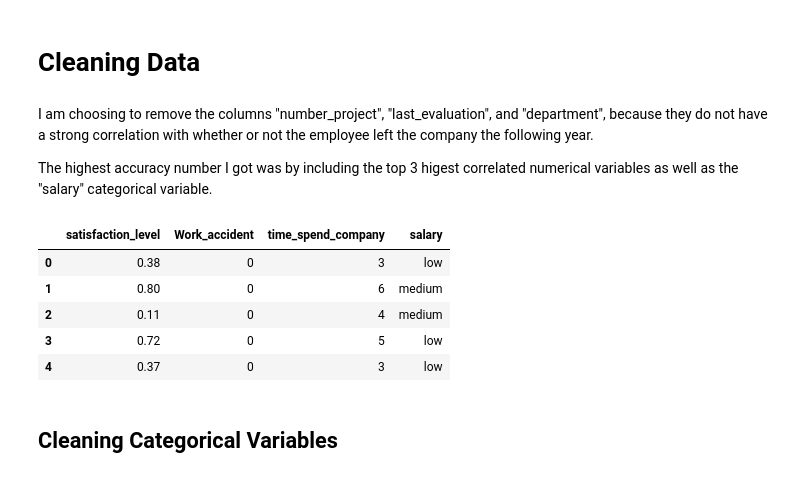
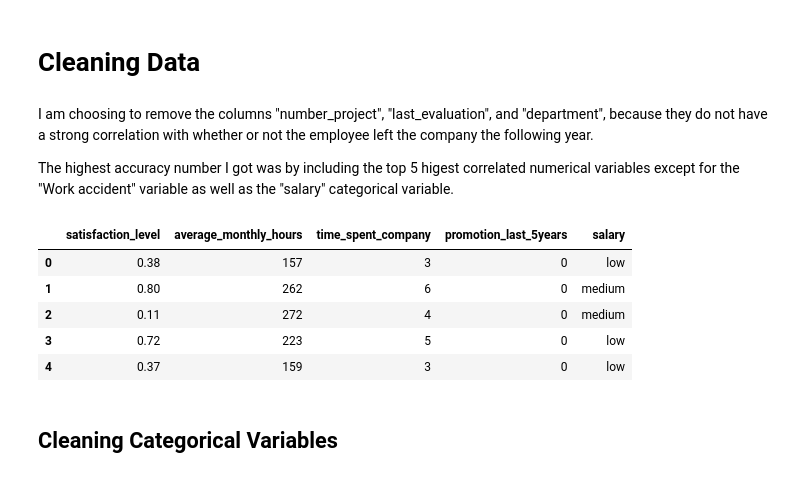
Before and after one commit to savyrosea/HR_Employee_Retention, a Jupyter notebook: HR_Employee_Retention_Binary_Classification.ipynb, the cells around one changed output. Saved outputs shown, nothing was run; the diff lists cells and outputs as text; code cells hidden in the pictures.

```diff
--- a/HR_Employee_Retention_Binary_Classification.ipynb
+++ b/HR_Employee_Retention_Binary_Classification.ipynb
@@ -28,3 +30,6 @@ hr_df.shape
+# %%
+hr_df = hr_df.rename(columns = {'average_montly_hours':'average_monthly_hours',
+                                'time_spend_company':'time_spent_company'})
 # %% [markdown]
 ## EDA
 # %%
@@ -152,18 +157,18 @@ These percents are much closer to each other, so I am not going to use departmen
 # %% [markdown]
 I am choosing to remove the columns "number_project", "last_evaluation", and "department", because they do not have a strong correlation with whether or not the employee left the company the following year.
 
-The highest accuracy number I got was by including the top 3 higest correlated numerical variables as well as the "salary" categorical variable.
+The highest accuracy number I got was by including the top 5 higest correlated numerical variables except for the "Work accident" variable as well as the "salary" categorical variable.
 # %%
 # subsetting for variables I want to use
-hr_df_subset = hr_df[['satisfaction_level','Work_accident','time_spend_company','salary']]
+hr_df_subset = hr_df[['satisfaction_level','average_monthly_hours','time_spent_company','promotion_last_5years','salary']]
 hr_df_subset.head()
 # %% [output]
-|  | satisfaction_level | Work_accident | time_spend_company | salary |
-| 0 | 0.38 | 0 | 3 | low |
-| 1 | 0.80 | 0 | 6 | medium |
-| 2 | 0.11 | 0 | 4 | medium |
-| 3 | 0.72 | 0 | 5 | low |
-| 4 | 0.37 | 0 | 3 | low |
+|  | satisfaction_level | average_monthly_hours | time_spent_company | promotion_last_5years | salary |
+| 0 | 0.38 | 157 | 3 | 0 | low |
+| 1 | 0.80 | 262 | 6 | 0 | medium |
+| 2 | 0.11 | 272 | 4 | 0 | medium |
+| 3 | 0.72 | 223 | 5 | 0 | low |
+| 4 | 0.37 | 159 | 3 | 0 | low |
 # %% [markdown]
 ## Cleaning Categorical Variables
 # %% [markdown]
```
Also changed, not shown: parts of 5 cells of this notebook.
